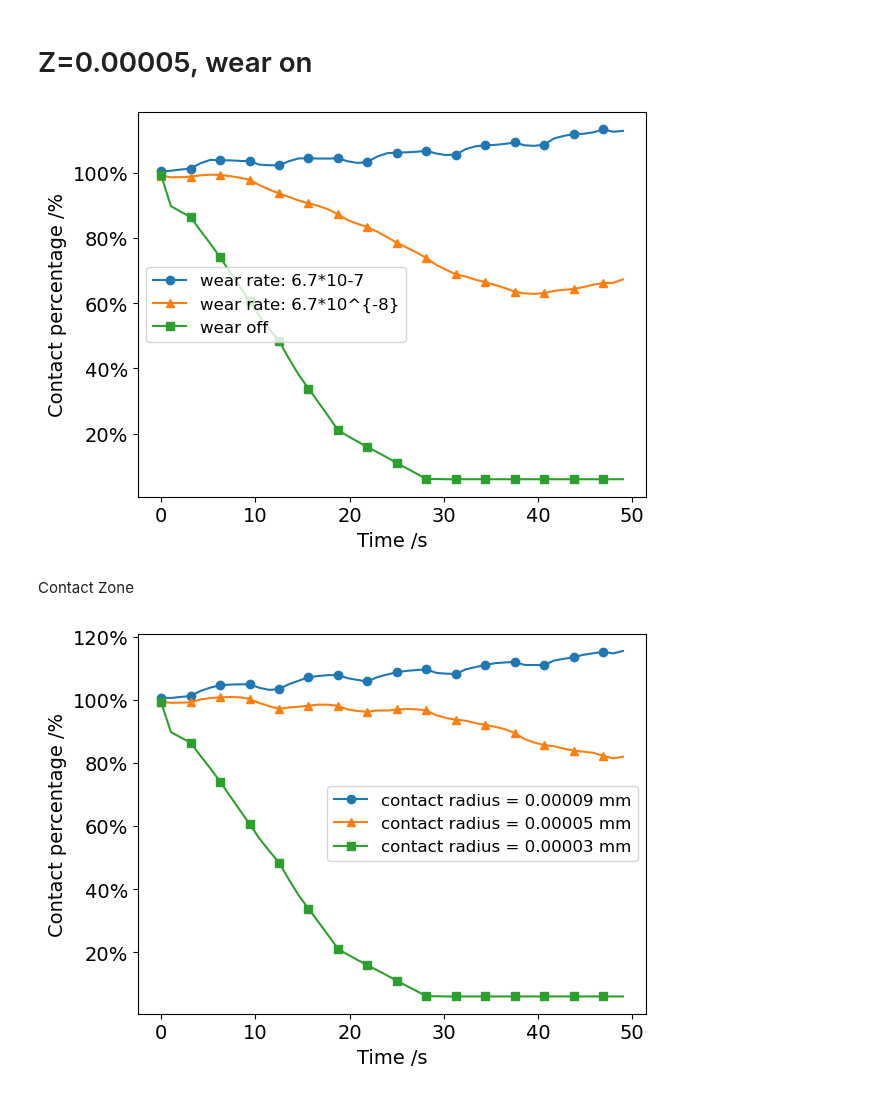
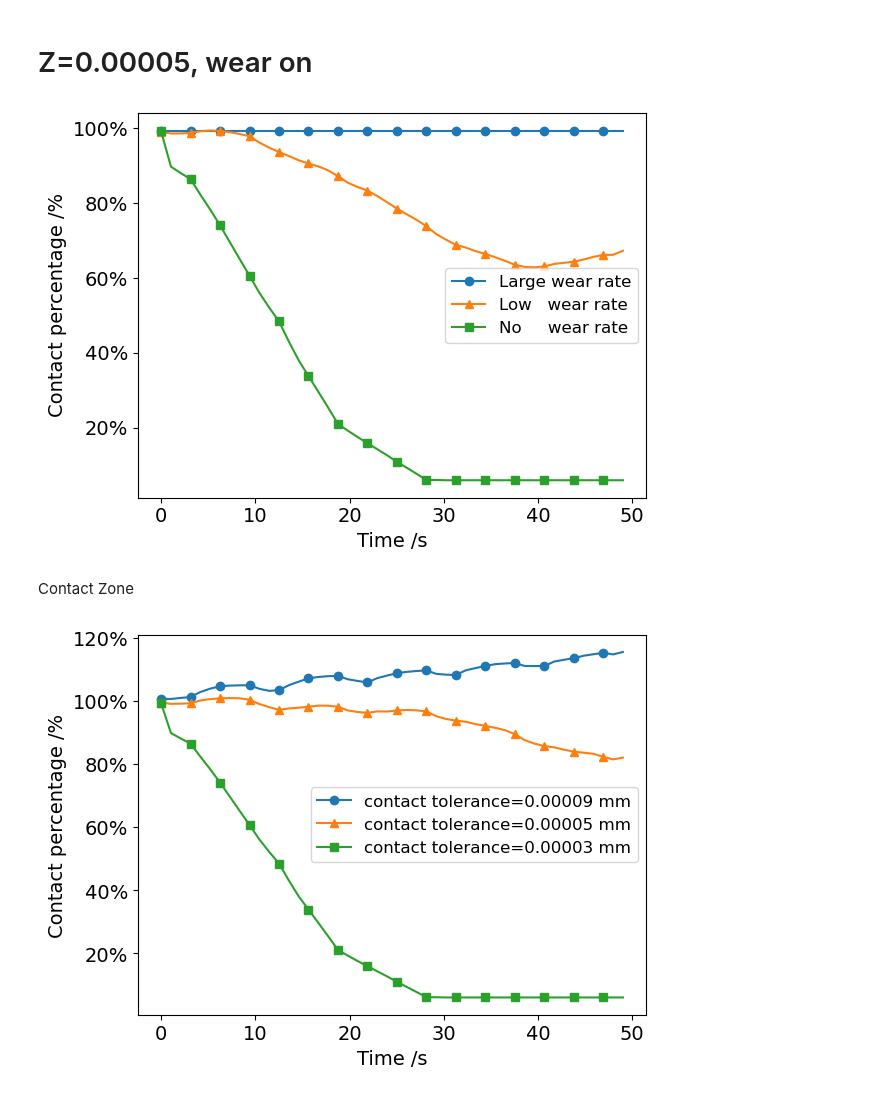
Before and after one commit to yanjun96/thermal_mechanics_fenicsx, a Jupyter notebook: mech_disc/contact_percentage.ipynb, the cells around one changed output. Cells and saved outputs as stored; diff of their text form; code cells hidden in the pictures.

Commit message:
finish the contact percentage analysis, high, low and no wear rate comparison, today also finished the manuscript for computer method

```diff
--- a/mech_disc/contact_percentage.ipynb
+++ b/mech_disc/contact_percentage.ipynb
@@ -50,33 +50,33 @@ c8 = [0.9928705843334424, 0.9537650379009208, 0.9537650379088857, 0.953765037909
 # %%
 import matplotlib.pyplot as plt
 import numpy as np
 from matplotlib.ticker import PercentFormatter as PF
 plt.rcParams.update({'font.size':14})
 
 def moving_average(data,window):
     return np.convolve(data, np.ones(window)/window, mode ='valid')
 
 ave_size = 15
 
 c61 = moving_average(c6,ave_size)
 c61[0]= 0.992
 
 
 x_new = np.linspace(0,49, len(moving_average(c3,ave_size)))
 mark_skip= 3
-labels = ["wear rate: 6.7*10-7","wear rate: 6.7*10^{-8}","wear off"]
-plt.plot(x_new, moving_average(c7,ave_size), label = labels[0] , marker = "o" , markevery=mark_skip)
+labels = ["Large wear rate","Low wear rate","No wear rate"]
+plt.plot(x_new, moving_average(c0,ave_size), label = labels[0] , marker = "o" , markevery=mark_skip)
 plt.plot(x_new, moving_average(c8,ave_size), label = labels[1] , marker = "^" , markevery=mark_skip)
 plt.plot(x_new, c61,                         label = labels[2] , marker = "s" , markevery=mark_skip)
 
 plt.gca().yaxis.set_major_formatter(PF(xmax=1))
 plt.legend(fontsize  = 12)
 plt.xlabel("Time /s")
 plt.ylabel("Contact percentage /%")
 plt.tight_layout()
-#plt.savefig("new_figure.png")
+plt.savefig("contact01.png")
 # %% [output]
-[figure, old version]
+[figure, new version]
 # %% [markdown]
 Contact Zone
 # %%
@@ -97,7 +97,7 @@ c61[0]= 0.992
 
 x_new = np.linspace(0,49, len(moving_average(c3,ave_size)))
 mark_skip= 3
-labels = ["contact radius = 0.00009 mm","contact radius = 0.00005 mm","contact radius = 0.00003 mm"]
+labels = ["contact tolerance=0.00009 mm","contact tolerance=0.00005 mm","contact tolerance=0.00003 mm"]
 plt.plot(x_new, moving_average(c3,ave_size), label = labels[0] , marker = "o" , markevery=mark_skip)
 plt.plot(x_new, moving_average(c5,ave_size), label = labels[1] , marker = "^" , markevery=mark_skip)
 plt.plot(x_new, c61,                         label = labels[2] , marker = "s" , markevery=mark_skip)
@@ -109,4 +109,4 @@ plt.ylabel("Contact percentage /%")
 plt.tight_layout()
 plt.savefig("contact_radius.png")
 # %% [output]
-[figure, old version]
+[figure, new version]
```
Also changed, not shown: 4 other files.
